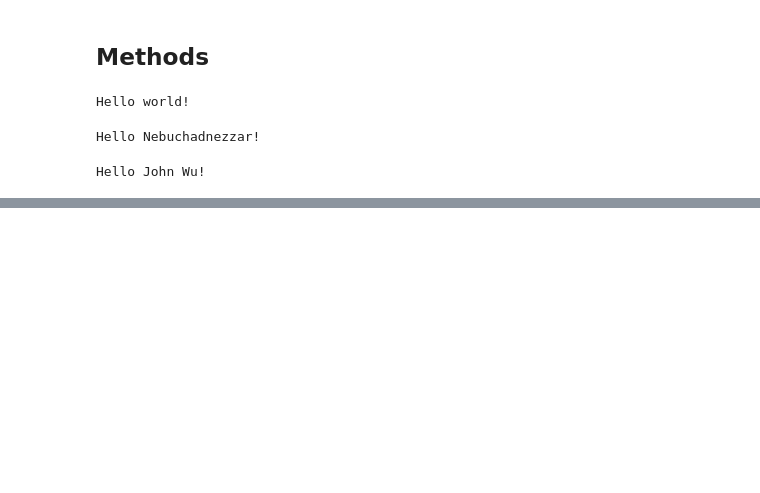
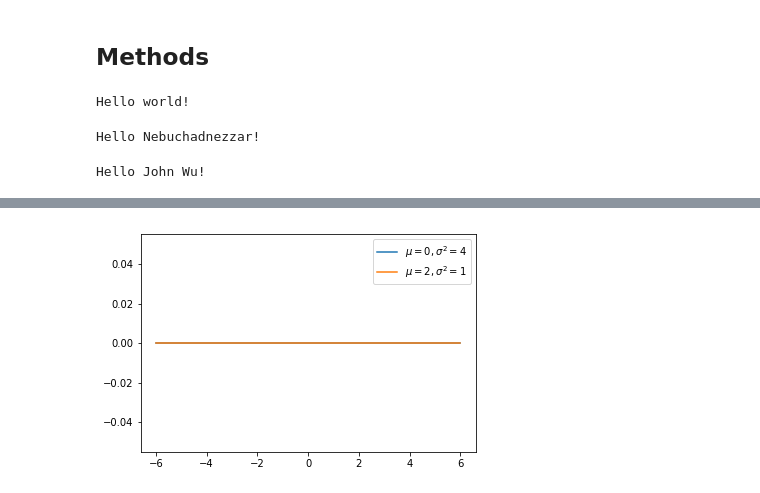
Before and after one commit to rutgers-physics-ml/astro-hack-2018-spring, a Jupyter notebook: notebook/session-1/0. Introduction to Python, Jupyter notebooks, and the Scipy stack.ipynb, the cells around one changed output, grey strips where cells are left out. Saved outputs shown, nothing was run; the diff lists cells and outputs as text; code cells hidden in the pictures; blank space fills up the shorter version.

```diff
--- a/notebook/session-1/0. Introduction to Python, Jupyter notebooks, and the Scipy stack.ipynb
+++ b/notebook/session-1/0. Introduction to Python, Jupyter notebooks, and the Scipy stack.ipynb
@@ -377,0 +486,29 @@ Hello John Wu!
+# %%
+def gaussian(x, mu, variance):
+    """Returns an array of the same length as `x` (give) according
+    to the parameters `mu` and `variance`.
+    """
+
+    # fill out code below and replace f with answer
+    # ---------------------------------------------
+
+    f = np.zeros_like(x)
+
+    # hint: can you add or subtract a single number from an array?
+    #   can you call np.exp to exponential every value in an array?
+
+    return f
+# %%
+# don't change this
+gaussian_params_1 = (0, 2**2)
+gaussian_params_2 = (2, 1**2)
+
+x = np.linspace(-6, 6, 100)
+f1 = gaussian(x, *gaussian_params_1)
+f2 = gaussian(x, *gaussian_params_2)
+plt.plot(x, f1, label=r'$\mu={:d}, \sigma^2={:d}$'.format(*gaussian_params_1))
+plt.plot(x, f2, label=r'$\mu={:d}, \sigma^2={:d}$'.format(*gaussian_params_2))
+
+plt.legend();
+# %% [output]
+[figure, added]
```
Also changed, not shown: parts of 16 cells of this notebook.
